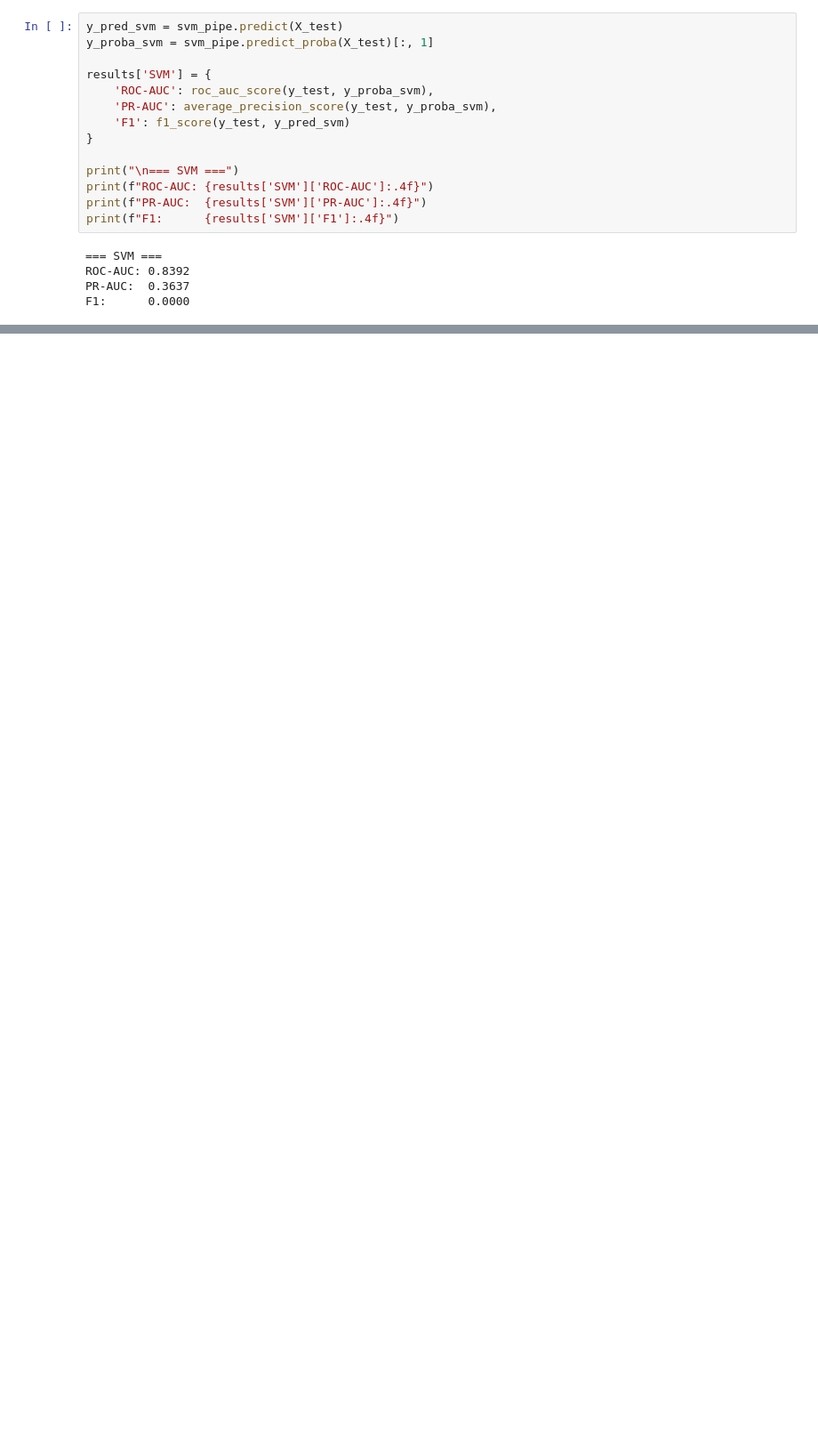
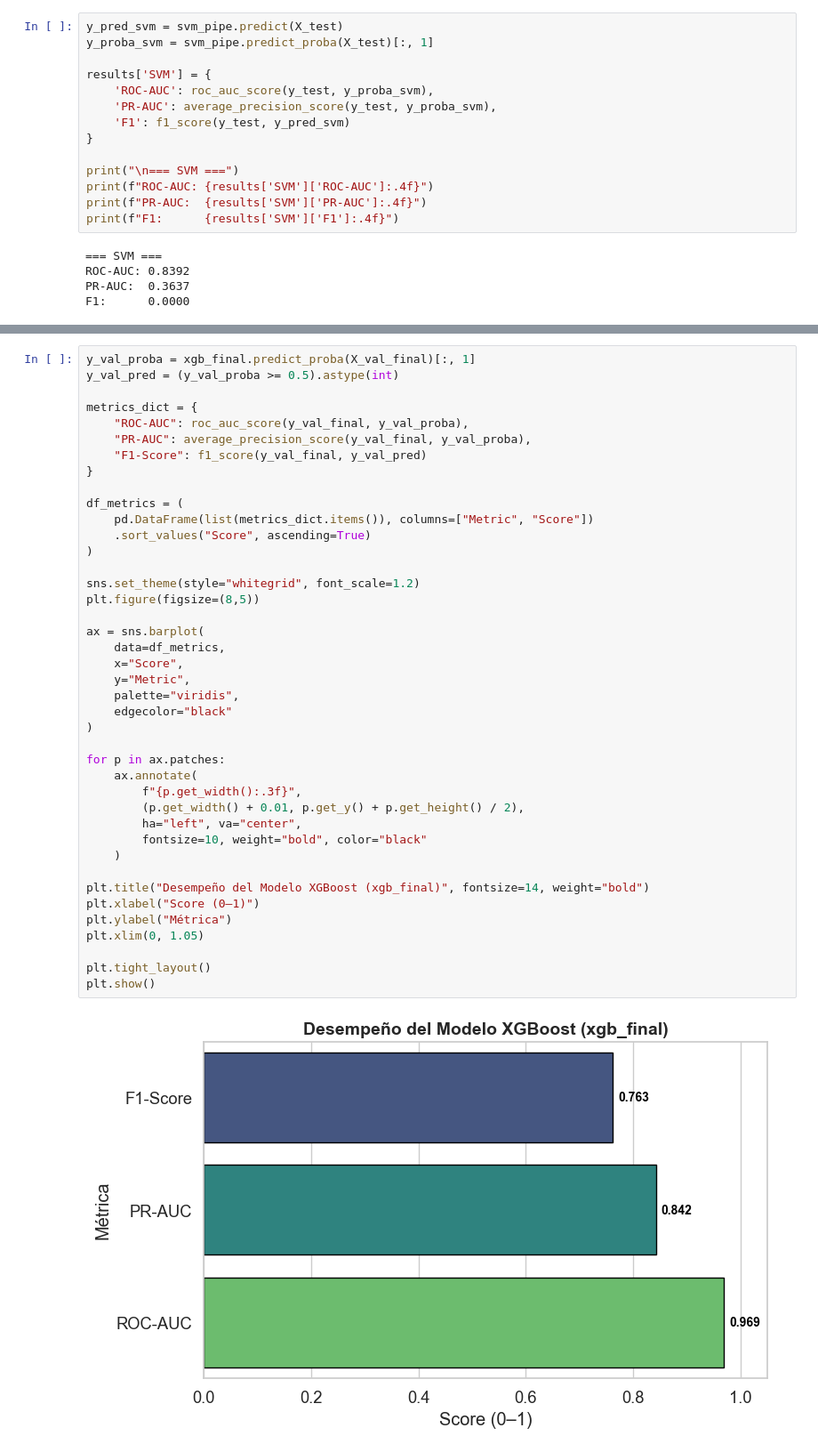
Before and after one commit to Darkwizardgeo/TP-Grupo-S-Fraud-Detection, a Jupyter notebook: DCDDyAA_U5_GRUPO_S_TPF.ipynb, the cells around one changed output, grey strips where cells are left out. Shown at 89% size. Drawn from its saved outputs; the diff is of its cells as text; blank space fills up the shorter version.

```diff
--- a/DCDDyAA_U5_GRUPO_S_TPF.ipynb
+++ b/DCDDyAA_U5_GRUPO_S_TPF.ipynb
@@ -415,0 +622,43 @@ XGB_RAW              0.953343  0.777841  0.677278
+# %%
+y_val_proba = xgb_final.predict_proba(X_val_final)[:, 1]
+y_val_pred = (y_val_proba >= 0.5).astype(int)
+
+metrics_dict = {
+    "ROC-AUC": roc_auc_score(y_val_final, y_val_proba),
+    "PR-AUC": average_precision_score(y_val_final, y_val_proba),
+    "F1-Score": f1_score(y_val_final, y_val_pred)
+}
+
+df_metrics = (
+    pd.DataFrame(list(metrics_dict.items()), columns=["Metric", "Score"])
+    .sort_values("Score", ascending=True)
+)
+
+sns.set_theme(style="whitegrid", font_scale=1.2)
+plt.figure(figsize=(8,5))
+
+ax = sns.barplot(
+    data=df_metrics,
+    x="Score",
+    y="Metric",
+    palette="viridis",
+    edgecolor="black"
+)
+
+for p in ax.patches:
+    ax.annotate(
+        f"{p.get_width():.3f}",
+        (p.get_width() + 0.01, p.get_y() + p.get_height() / 2),
+        ha="left", va="center",
+        fontsize=10, weight="bold", color="black"
+    )
+
+plt.title("Desempeño del Modelo XGBoost (xgb_final)", fontsize=14, weight="bold")
+plt.xlabel("Score (0–1)")
+plt.ylabel("Métrica")
+plt.xlim(0, 1.05)
+
+plt.tight_layout()
+plt.show()
+# %% [output]
+[figure, added]
```
Also changed, not shown: parts of 21 cells of this notebook, 1 other file.
